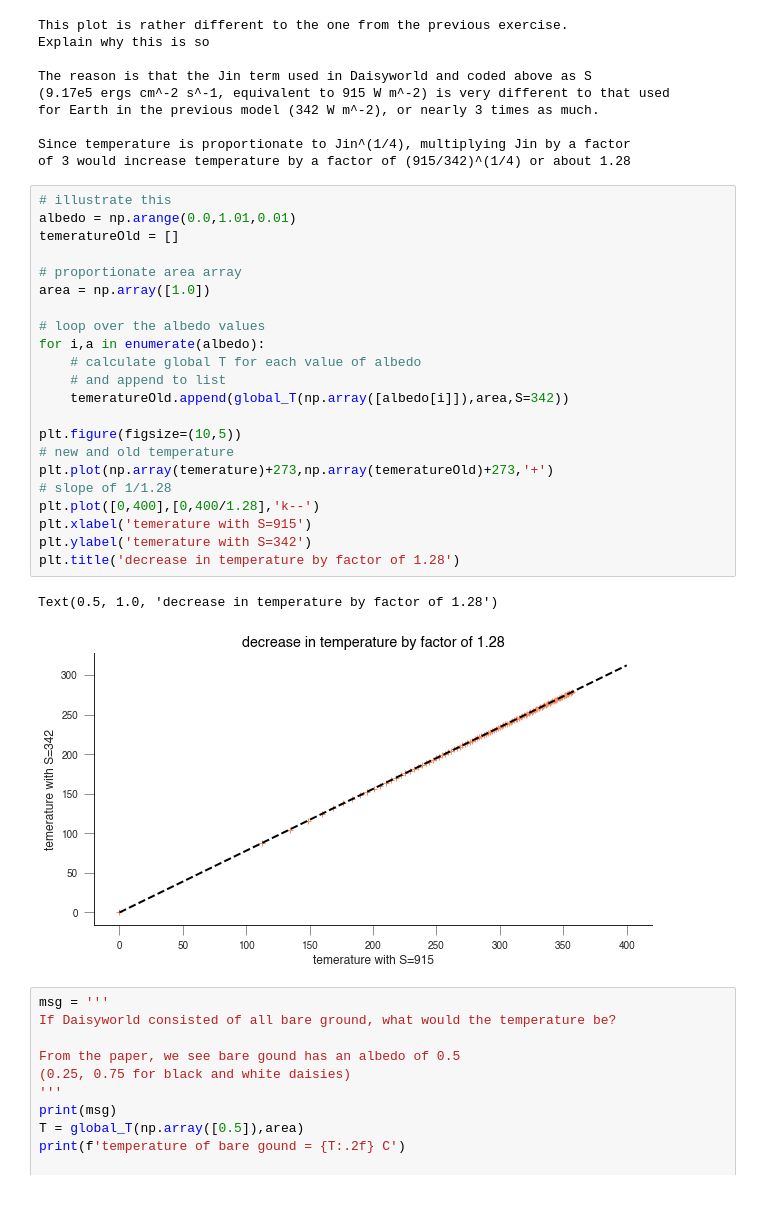
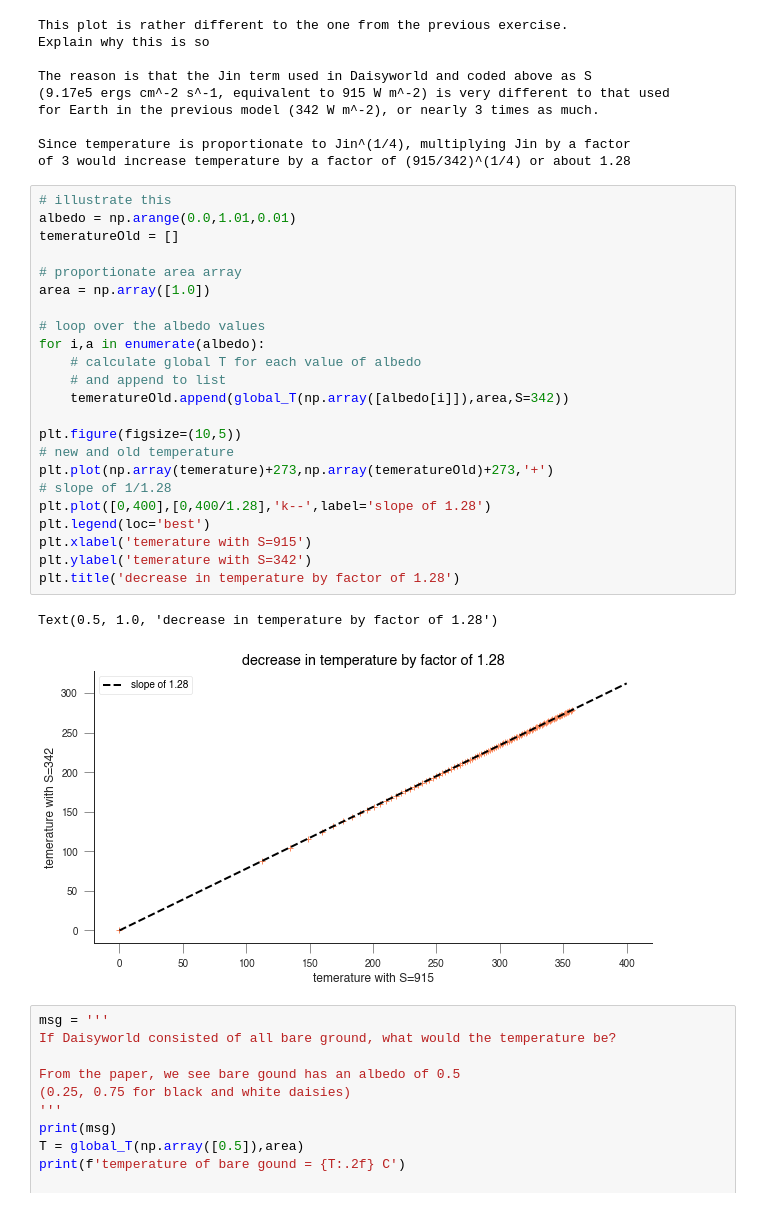
Before and after one commit to profLewis/geog0133-practicals, a Jupyter notebook: 02-DaisyWorld.ipynb, the cells around one changed output. Cells and saved outputs as stored; diff of their text form.

```diff
--- a/02-DaisyWorld.ipynb
+++ b/02-DaisyWorld.ipynb
@@ -125,28 +138,29 @@ of 3 would increase temperature by a factor of (915/342)^(1/4) or about 1.28
 # %%
 # illustrate this
 albedo = np.arange(0.0,1.01,0.01)
 temeratureOld = []
 
 # proportionate area array
 area = np.array([1.0])
 
 # loop over the albedo values
 for i,a in enumerate(albedo):
     # calculate global T for each value of albedo
     # and append to list
     temeratureOld.append(global_T(np.array([albedo[i]]),area,S=342))
 
 plt.figure(figsize=(10,5))
 # new and old temperature
 plt.plot(np.array(temerature)+273,np.array(temeratureOld)+273,'+')
 # slope of 1/1.28
-plt.plot([0,400],[0,400/1.28],'k--')
+plt.plot([0,400],[0,400/1.28],'k--',label='slope of 1.28')
+plt.legend(loc='best')
 plt.xlabel('temerature with S=915')
 plt.ylabel('temerature with S=342')
 plt.title('decrease in temperature by factor of 1.28')
 # %% [output]
 Text(0.5, 1.0, 'decrease in temperature by factor of 1.28')
-[figure, old version]
+[figure, new version]
 # %%
 msg = '''
 If Daisyworld consisted of all bare ground, what would the temperature be?
```
Also changed, not shown: parts of 64 cells of this notebook, 1 other file.
